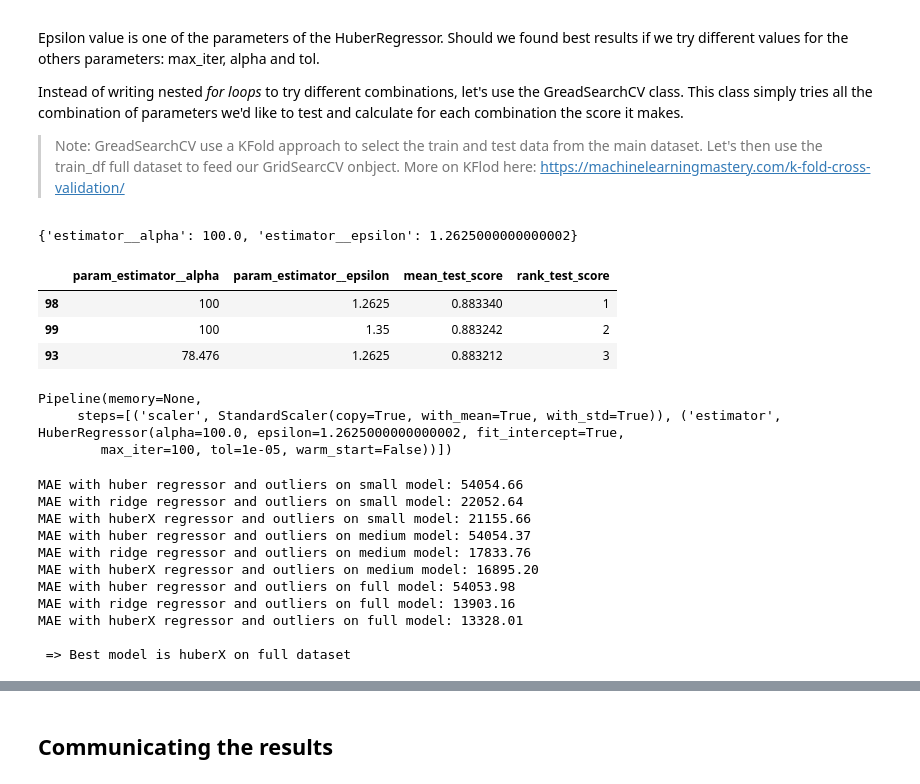
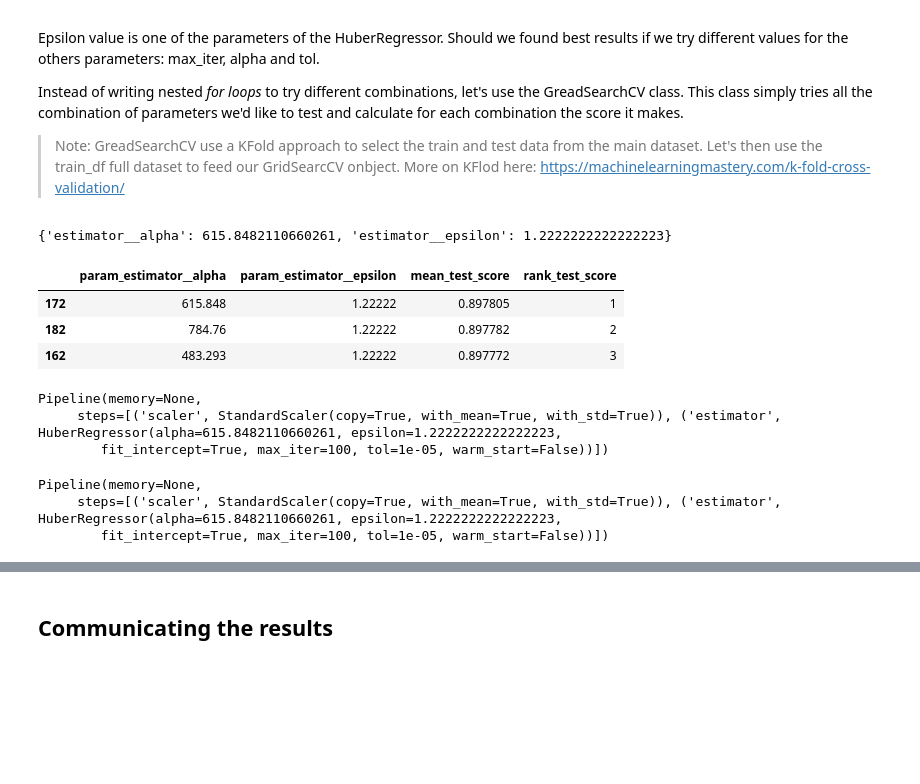
Before and after one commit to xnicolovici/machine_learning, a Jupyter notebook: notebooks/Course No 3/09. Course project/03. Part 2 - House prices/house-prices-solution-2-of-2.ipynb, the cells around one changed output, grey strips where cells are left out. Cells and saved outputs as stored; diff of their text form; code cells hidden in the pictures; blank space fills up the shorter version.

```diff
--- a/notebooks/Course No 3/09. Course project/03. Part 2 - House prices/house-prices-solution-2-of-2.ipynb
+++ b/notebooks/Course No 3/09. Course project/03. Part 2 - House prices/house-prices-solution-2-of-2.ipynb
@@ -200,10 +201,14 @@ from sklearn.linear_model import Ridge
 from sklearn.metrics import mean_absolute_error as MAE
 # %%
 pipelines = {
-    #'huber': Pipeline([
-    #        ('scaler', StandardScaler()),
-    #        ('estimator', HuberRegressor())
-    #    ]),
+    'dummy': Pipeline([
+            ('scaler', StandardScaler()),
+            ('estimator', DummyClassifier())
+        ]),
+    'huber': Pipeline([
+            ('scaler', StandardScaler()),
+            ('estimator', HuberRegressor())
+        ]),
     'ridge': Pipeline([
             ('scaler', StandardScaler()),
             ('estimator', Ridge())
@@ -280,14 +294,11 @@ Build a *gs_result* list that will contain, for a range of *alpha*, the mean ave
 gs_results = []
 
 # Grid search
-for alpha in np.logspace(-10, 10, num=50):
-    model='huber'
-    # Create and fit ridge regression
-    #pipelines[model].set_params(**{'ridge__alpha': alpha})
-    pipelines['huber'].set_params(**{'estimator__alpha': alpha})
-
+for alpha in np.logspace(-10, 10, num=100):
+    model='ridge'
+    # Fit estimator
+    pipelines[model].set_params(**{'estimator__alpha': alpha})
     pipelines[model].fit(model_results['full']['X_tr'], model_results['full']['y_tr'])
-    #pipelines['huber'].fit(models['complex']['X_tr'], models['complex']['y_tr'])
 
     # Save model and its performance on train/test sets
     gs_results.append({
@@ -336,0 +348,6 @@ Test MAE: 13,389$
+# %%
+pipelines['ridgeX'] = Pipeline([
+            ('scaler', StandardScaler()),
+            ('estimator', Ridge(alpha=best_result.alpha))
+])
+print(pipelines['ridgeX'])
@@ -345,50 +367,40 @@ Instead of writing nested *for loops* to try different combinations, let's use t
 # %%
 from sklearn.model_selection import GridSearchCV
 from sklearn.metrics import make_scorer, r2_score
 
+model='huber'
 params = {
-    'estimator__epsilon': np.linspace(1.0, 1.35, 5),
-    'estimator__alpha': np.logspace(0, 2, num=20)
+    'estimator__epsilon': np.linspace(1, 2, num=10),
+    'estimator__alpha': np.logspace(1, 3, num=20)
 }
 
-# Define scorer parameter
-#score = make_scorer(mean_absolute_error)
-#score=make_scorer(MAE, greater_is_better=False )
+# Define r2_score() as scorer parameter
 score=make_scorer(r2_score)
 
 
 
-gridsearch=GridSearchCV(pipelines['huber'], params, scoring=score, return_train_score=False, cv=5)
+gridsearch=GridSearchCV(pipelines[model], params, scoring=score, return_train_score=False, cv=5)
 gridsearch.fit(model_results['full']['X'], model_results['full']['y'])
 
 grid_df=pd.DataFrame(gridsearch.cv_results_)[['param_estimator__alpha','param_estimator__epsilon', 'mean_test_score','rank_test_score']]
 print(gridsearch.best_params_)
 grid_df.sort_values('mean_test_score', ascending=False).head(3)
 # %% [output]
-{'estimator__alpha': 100.0, 'estimator__epsilon': 1.2625000000000002}
+{'estimator__alpha': 615.8482110660261, 'estimator__epsilon': 1.2222222222222223}
 |  | param_estimator__alpha | param_estimator__epsilon | mean_test_score | rank_test_score |
-| 98 | 100 | 1.2625 | 0.883340 | 1 |
-| 99 | 100 | 1.35 | 0.883242 | 2 |
-| 93 | 78.476 | 1.2625 | 0.883212 | 3 |
+| 172 | 615.848 | 1.22222 | 0.897805 | 1 |
+| 182 | 784.76 | 1.22222 | 0.897782 | 2 |
+| 162 | 483.293 | 1.22222 | 0.897772 | 3 |
 # %%
 gridsearch.best_estimator_
 # %% [output]
 Pipeline(memory=None,
-     steps=[('scaler', StandardScaler(copy=True, with_mean=True, with_std=True)), ('estimator', HuberRegressor(alpha=100.0, epsilon=1.2625000000000002, fit_intercept=True,
-        max_iter=100, tol=1e-05, warm_start=False))])
+     steps=[('scaler', StandardScaler(copy=True, with_mean=True, with_std=True)), ('estimator', HuberRegressor(alpha=615.8482110660261, epsilon=1.2222222222222223,
+        fit_intercept=True, max_iter=100, tol=1e-05, warm_start=False))])
 # %%
 pipelines['huberX']=gridsearch.best_estimator_
-
-fitModels()
+print(pipelines['huberX'])
 # %% [output]
-MAE with huber regressor and outliers on small model: 54054.66
-MAE with ridge regressor and outliers on small model: 22052.64
-MAE with huberX regressor and outliers on small model: 21155.66
-MAE with huber regressor and outliers on medium model: 54054.37
-MAE with ridge regressor and outliers on medium model: 17833.76
-MAE with huberX regressor and outliers on medium model: 16895.20
-MAE with huber regressor and outliers on full model: 54053.98
-MAE with ridge regressor and outliers on full model: 13903.16
-MAE with huberX regressor and outliers on full model: 13328.01
-
- => Best model is huberX on full dataset
+Pipeline(memory=None,
+     steps=[('scaler', StandardScaler(copy=True, with_mean=True, with_std=True)), ('estimator', HuberRegressor(alpha=615.8482110660261, epsilon=1.2222222222222223,
+        fit_intercept=True, max_iter=100, tol=1e-05, warm_start=False))])
```
Also changed, not shown: parts of 18 cells of this notebook, 6 other files.
